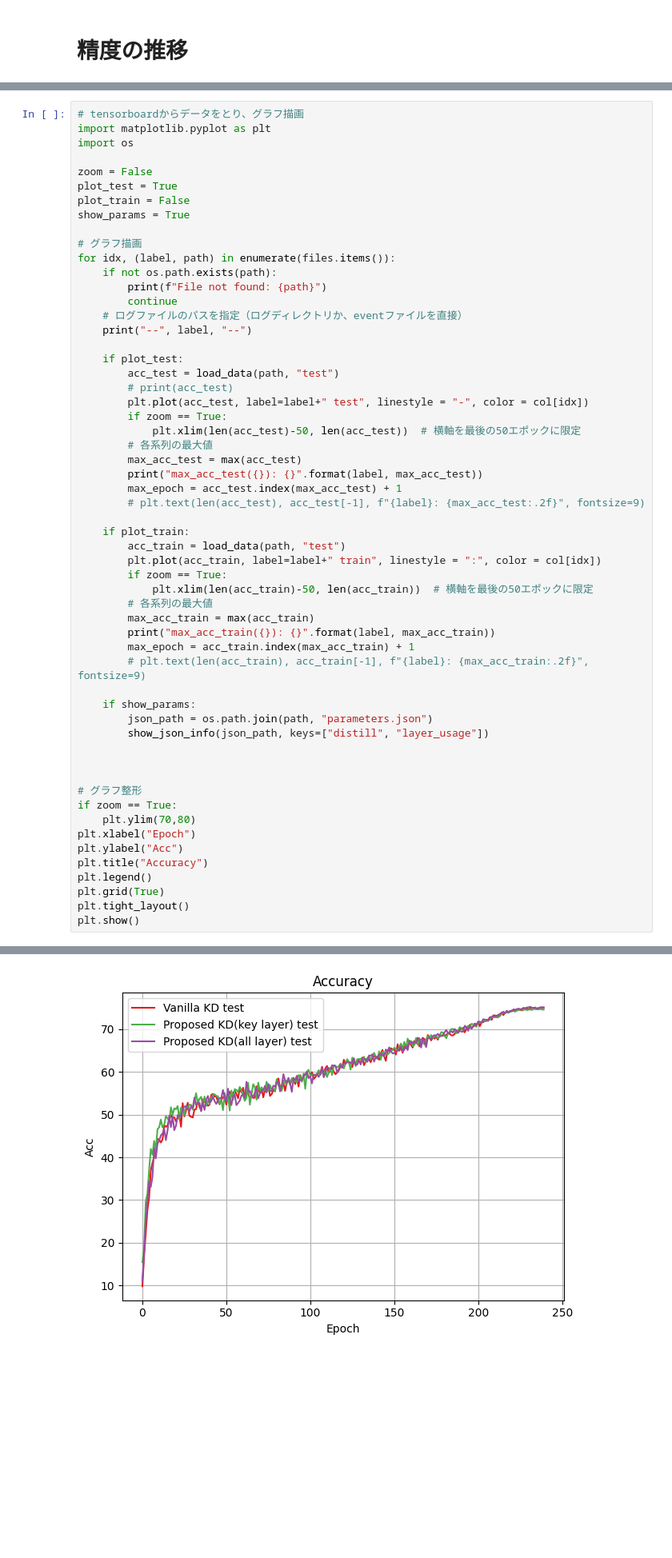
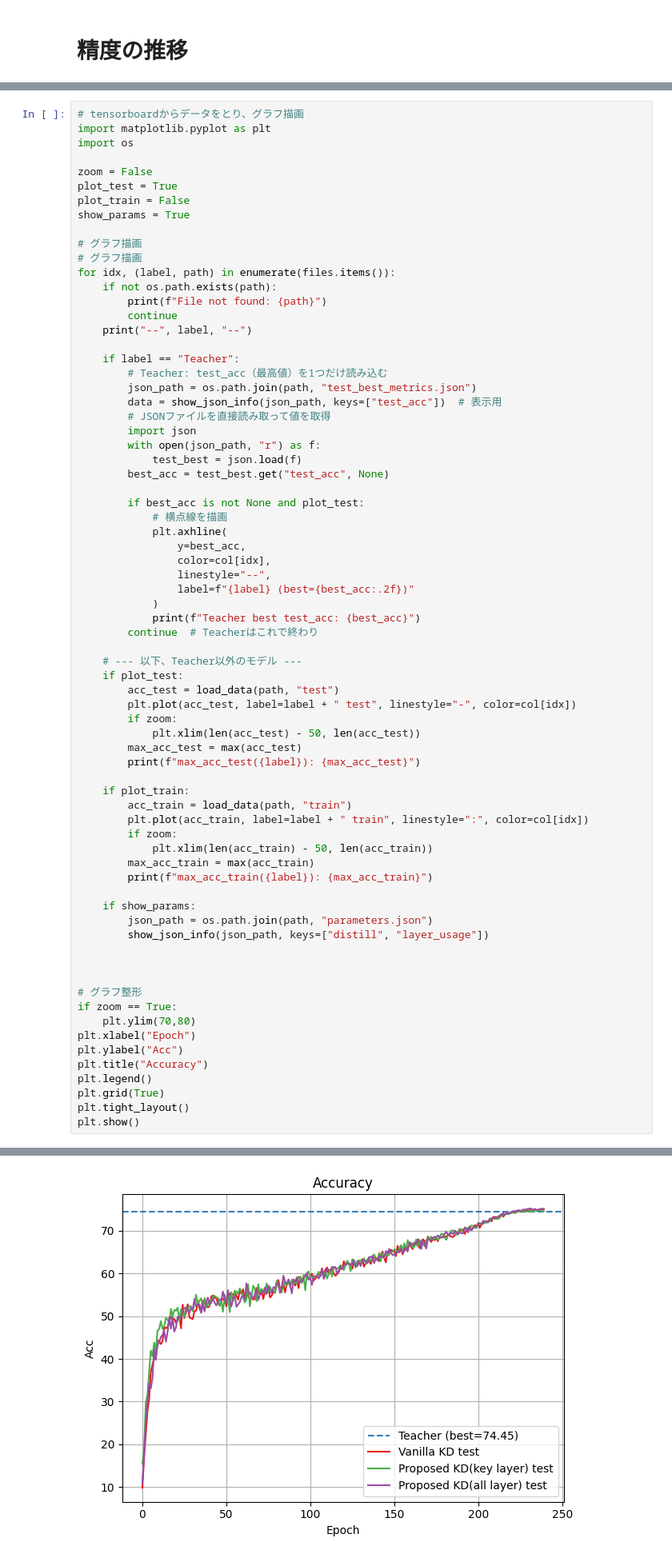
Before and after one commit to Komatsunabok/strkd0928, a Jupyter notebook: visualize/viz_acc.ipynb, the cells around one changed output, grey strips where cells are left out. Shown at 80% size. Cells and saved outputs as stored; diff of their text form; blank space fills up the shorter version.

```diff
--- a/visualize/viz_acc.ipynb
+++ b/visualize/viz_acc.ipynb
@@ -81,35 +91,50 @@ plot_train = False
 show_params = True
 
 # グラフ描画
+# グラフ描画
 for idx, (label, path) in enumerate(files.items()):
     if not os.path.exists(path):
         print(f"File not found: {path}")
         continue
-    # ログファイルのパスを指定（ログディレクトリか、eventファイルを直接）
     print("--", label, "--")
 
+    if label == "Teacher":
+        # Teacher: test_acc（最高値）を1つだけ読み込む
+        json_path = os.path.join(path, "test_best_metrics.json")
+        data = show_json_info(json_path, keys=["test_acc"])  # 表示用
+        # JSONファイルを直接読み取って値を取得
+        import json
+        with open(json_path, "r") as f:
+            test_best = json.load(f)
+        best_acc = test_best.get("test_acc", None)
+
+        if best_acc is not None and plot_test:
+            # 横点線を描画
+            plt.axhline(
+                y=best_acc,
+                color=col[idx],
+                linestyle="--",
+                label=f"{label} (best={best_acc:.2f})"
+            )
+            print(f"Teacher best test_acc: {best_acc}")
+        continue  # Teacherはこれで終わり
+
+    # --- 以下、Teacher以外のモデル ---
     if plot_test:
         acc_test = load_data(path, "test")
-        # print(acc_test)
-        plt.plot(acc_test, label=label+" test", linestyle = "-", color = col[idx])
-        if zoom == True:
-            plt.xlim(len(acc_test)-50, len(acc_test))  # 横軸を最後の50エポックに限定
-        # 各系列の最大値
+        plt.plot(acc_test, label=label + " test", linestyle="-", color=col[idx])
+        if zoom:
+            plt.xlim(len(acc_test) - 50, len(acc_test))
         max_acc_test = max(acc_test)
-        print("max_acc_test({}): {}".format(label, max_acc_test))
-        max_epoch = acc_test.index(max_acc_test) + 1
-        # plt.text(len(acc_test), acc_test[-1], f"{label}: {max_acc_test:.2f}", fontsize=9)
+        print(f"max_acc_test({label}): {max_acc_test}")
 
     if plot_train:
-        acc_train = load_data(path, "test")
-        plt.plot(acc_train, label=label+" train", linestyle = ":", color = col[idx])
-        if zoom == True:
-            plt.xlim(len(acc_train)-50, len(acc_train))  # 横軸を最後の50エポックに限定
-        # 各系列の最大値
+        acc_train = load_data(path, "train")
+        plt.plot(acc_train, label=label + " train", linestyle=":", color=col[idx])
+        if zoom:
+            plt.xlim(len(acc_train) - 50, len(acc_train))
         max_acc_train = max(acc_train)
-        print("max_acc_train({}): {}".format(label, max_acc_train))
-        max_epoch = acc_train.index(max_acc_train) + 1
-        # plt.text(len(acc_train), acc_train[-1], f"{label}: {max_acc_train:.2f}", fontsize=9)
+        print(f"max_acc_train({label}): {max_acc_train}")
 
     if show_params:
         json_path = os.path.join(path, "parameters.json")
@@ -132,16 +159,16 @@ File not found: ..\save\students\models\vgg16_bn-cifar100-trial_0-epochs_240-bs_
 -- Vanilla KD --
 max_acc_test(Vanilla KD): 75.15
 distill: kd
 layer_usage: key_layers
 -- Proposed KD(key layer) --
 max_acc_test(Proposed KD(key layer)): 74.8
 distill: ckad
 layer_usage: key_layers
 -- Proposed KD(all layer) --
 max_acc_test(Proposed KD(all layer)): 75.27
 distill: kd
 layer_usage: all
-[figure, old version]
+[figure, new version]
 # %% [markdown]
 # 精度の平均値
 # %%
```
Also changed, not shown: parts of 2 cells of this notebook.
